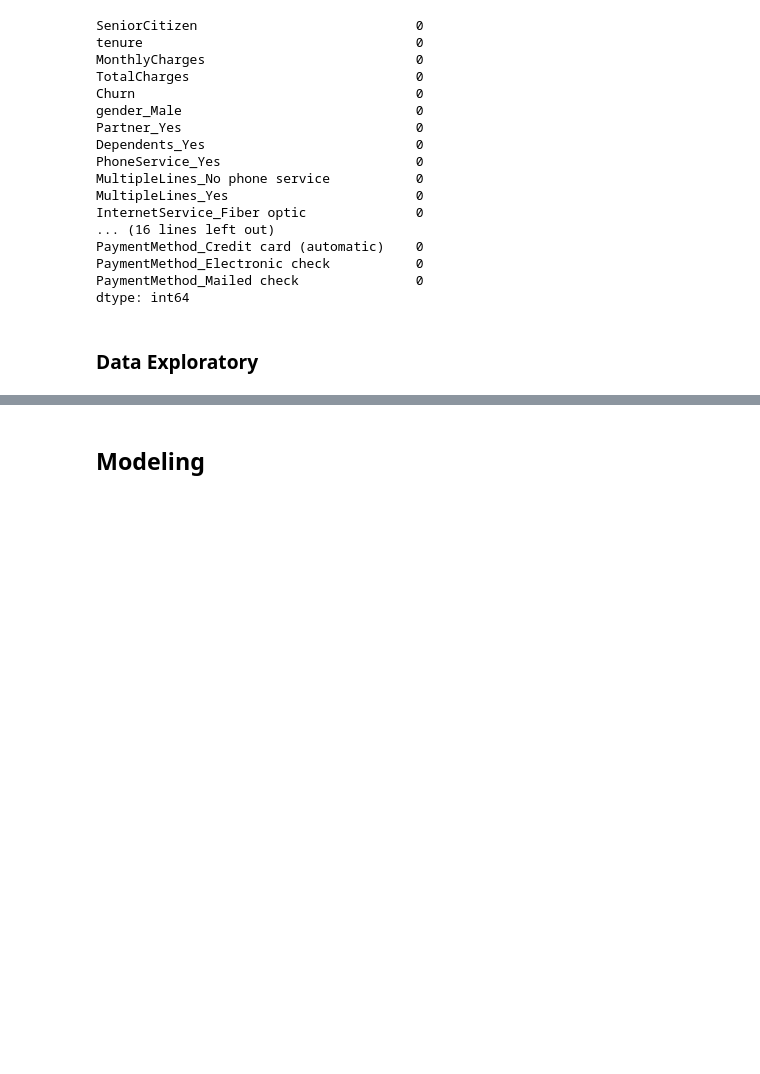
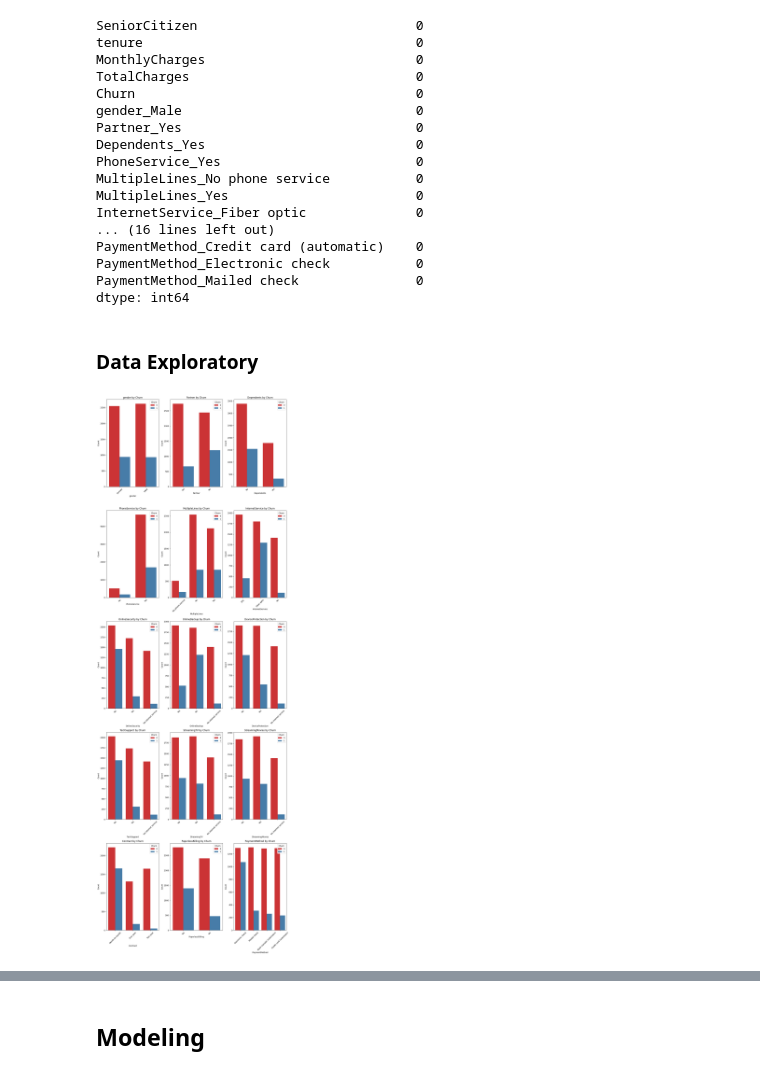
Before and after one commit to XueqingWu/Interpretable_ML, a Jupyter notebook: Interpretable_Machine_Learning_Model.ipynb, the cells around one changed output, grey strips where cells are left out. Drawn from its saved outputs; the diff is of its cells as text; code cells hidden in the pictures; blank space fills up the shorter version.

```diff
--- a/Interpretable_Machine_Learning_Model.ipynb
+++ b/Interpretable_Machine_Learning_Model.ipynb
@@ -187,3 +189,33 @@ X_train_scaled = scaler.fit_transform(X_train)
 X_test_scaled = scaler.transform(X_test)
 # %% [markdown]
 ### Data Exploratory
+# %%
+# Select categorical columns, excluding 'Churn' and 'customerID'
+categorical_cols = [
+    col
+    for col in df.select_dtypes(include=["object"]).columns
+    if col not in ["Churn", "customerID"]
+]
+
+# Set up the subplots grid (adjust rows and cols based on the number of graphs you want to show)
+fig, axes = plt.subplots(
+    nrows=5, ncols=3, figsize=(14, 40)
+)  # Adjust nrows and ncols as needed
+
+# Flatten axes to iterate over them in a loop
+axes = axes.flatten()
+
+# Loop through categorical columns and plot them in subplots
+for i, col in enumerate(categorical_cols):
+    sns.countplot(data=df, x=col, hue="Churn", palette="Set1", ax=axes[i])
+    axes[i].set_title(f"{col} by Churn")
+    axes[i].set_ylabel("Count")
+    axes[i].set_xticklabels(axes[i].get_xticklabels(), rotation=45)
+
+# Adjust layout to prevent overlap
+plt.tight_layout()
+
+# Show the plot
+plt.show()
+# %% [output]
+[figure, added]
```
Also changed, not shown: parts of 23 cells of this notebook.
